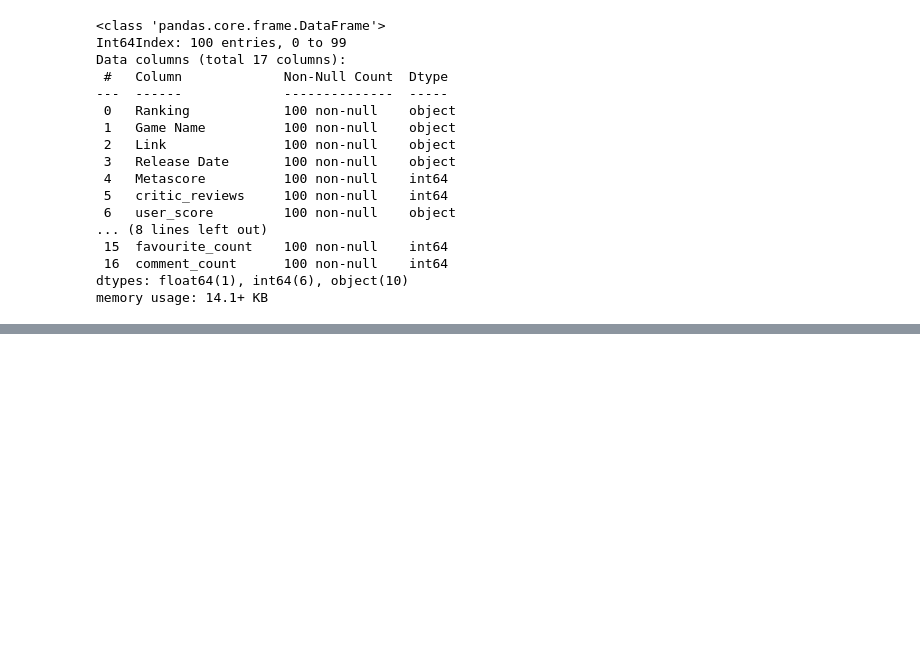
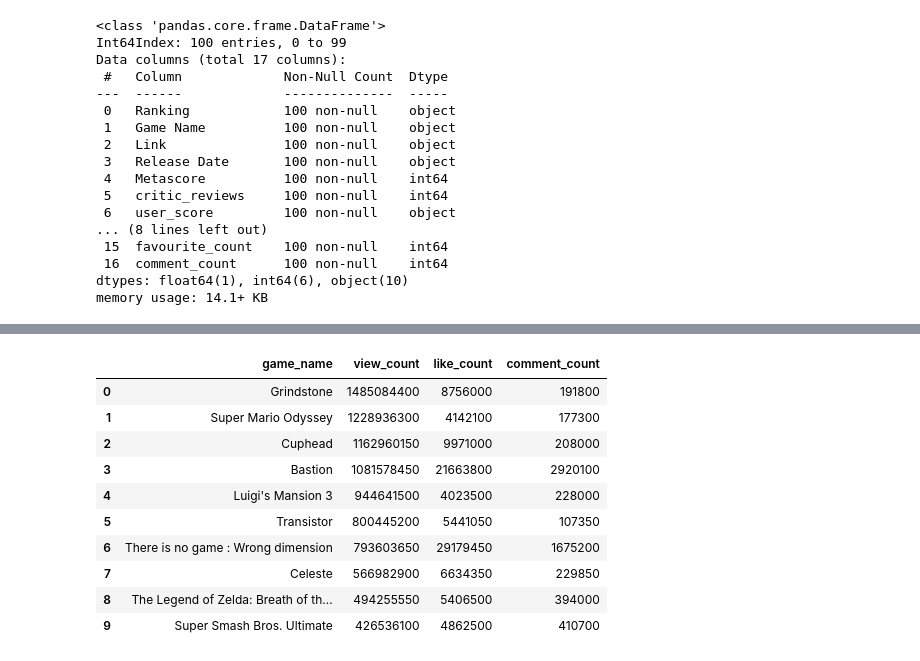
Before and after one commit to dmiao123/DE-Individual-, a Jupyter notebook: Python Work/DE Individual .ipynb, the cells around one changed output, grey strips where cells are left out. Cells and saved outputs as stored; diff of their text form; code cells hidden in the pictures; blank space fills up the shorter version.

```diff
--- a/Python Work/DE Individual .ipynb
+++ b/Python Work/DE Individual .ipynb
@@ -676,0 +872,18 @@ memory usage: 14.1+ KB
+# %%
+pd.read_sql('''
+    SELECT youtube_table_sql.game_name, youtube_table_sql.view_count,youtube_table_sql.like_count,youtube_table_sql.comment_count
+    FROM youtube_table_sql
+    ORDER BY youtube_table_sql.view_count DESC LIMIT 10
+    ''', db_engine)
+# %% [output]
+|  | game_name | view_count | like_count | comment_count |
+| 0 | Grindstone | 1485084400 | 8756000 | 191800 |
+| 1 | Super Mario Odyssey | 1228936300 | 4142100 | 177300 |
+| 2 | Cuphead | 1162960150 | 9971000 | 208000 |
+| 3 | Bastion | 1081578450 | 21663800 | 2920100 |
+| 4 | Luigi's Mansion 3 | 944641500 | 4023500 | 228000 |
+| 5 | Transistor | 800445200 | 5441050 | 107350 |
+| 6 | There is no game : Wrong dimension | 793603650 | 29179450 | 1675200 |
+| 7 | Celeste | 566982900 | 6634350 | 229850 |
+| 8 | The Legend of Zelda: Breath of th... | 494255550 | 5406500 | 394000 |
+| 9 | Super Smash Bros. Ultimate | 426536100 | 4862500 | 410700 |
```
Also changed, not shown: parts of 18 cells of this notebook.
